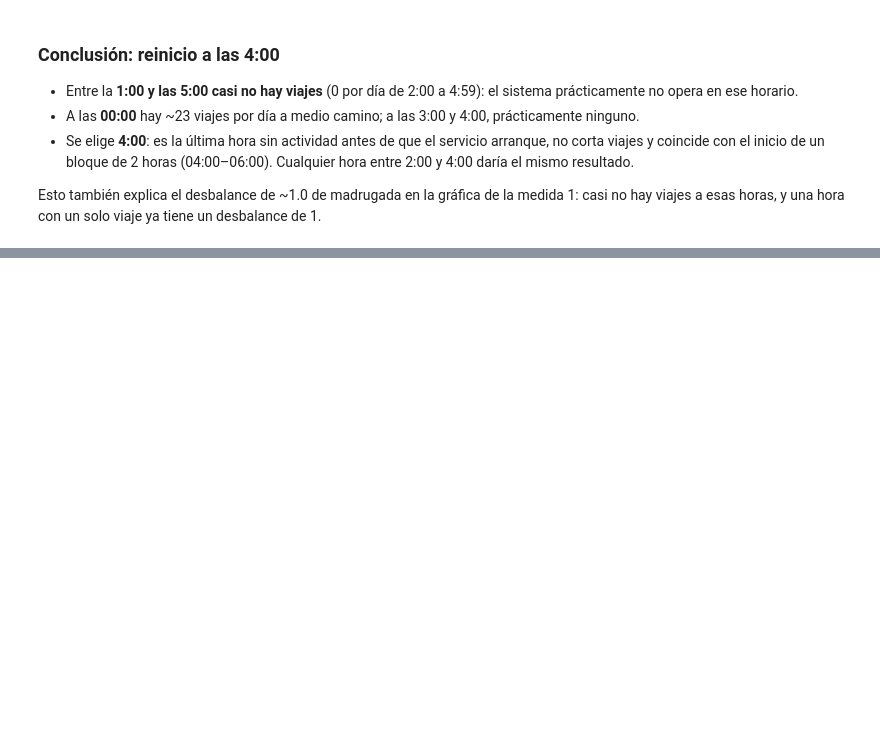
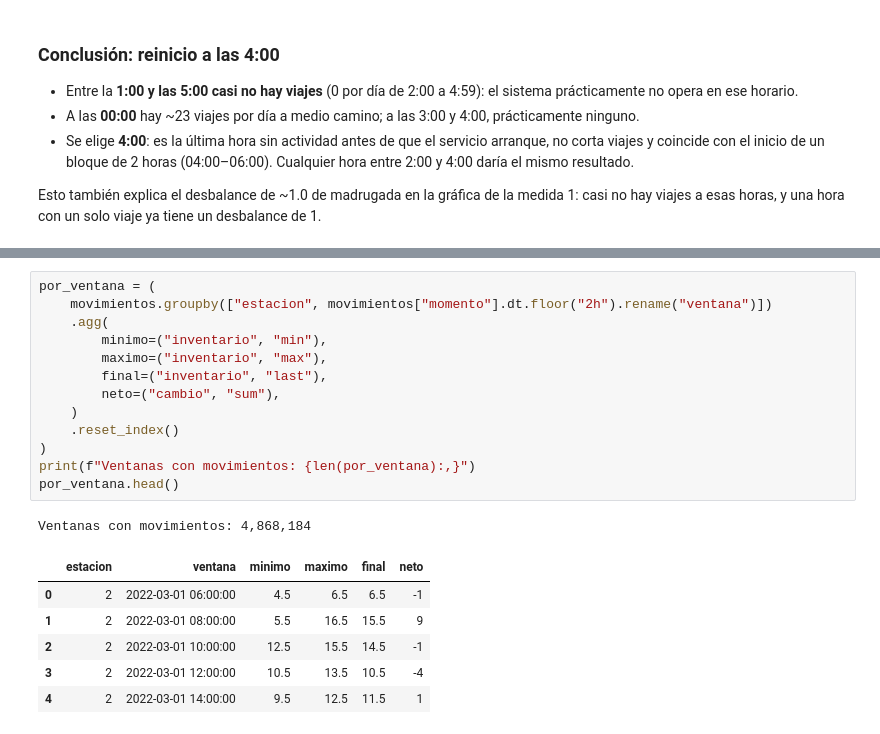
Before and after one commit to manuelMedinaMna/MiBici_MLOps, a Jupyter notebook: notebooks/2.0-rc-p2-tamano-ventana.ipynb, the cells around one changed output, grey strips where cells are left out. Drawn from its saved outputs; the diff is of its cells as text; blank space fills up the shorter version.

```diff
--- a/notebooks/2.0-rc-p2-tamano-ventana.ipynb
+++ b/notebooks/2.0-rc-p2-tamano-ventana.ipynb
@@ -452,0 +597,21 @@ Esto también explica el desbalance de ~1.0 de madrugada en la gráfica de la me
+# %%
+por_ventana = (
+    movimientos.groupby(["estacion", movimientos["momento"].dt.floor("2h").rename("ventana")])
+    .agg(
+        minimo=("inventario", "min"),
+        maximo=("inventario", "max"),
+        final=("inventario", "last"),
+        neto=("cambio", "sum"),
+    )
+    .reset_index()
+)
+print(f"Ventanas con movimientos: {len(por_ventana):,}")
+por_ventana.head()
+# %% [output]
+Ventanas con movimientos: 4,868,184
+|  | estacion | ventana | minimo | maximo | final | neto |
+| 0 | 2 | 2022-03-01 06:00:00 | 4.5 | 6.5 | 6.5 | -1 |
+| 1 | 2 | 2022-03-01 08:00:00 | 5.5 | 16.5 | 15.5 | 9 |
+| 2 | 2 | 2022-03-01 10:00:00 | 12.5 | 15.5 | 14.5 | -1 |
+| 3 | 2 | 2022-03-01 12:00:00 | 10.5 | 13.5 | 10.5 | -4 |
+| 4 | 2 | 2022-03-01 14:00:00 | 9.5 | 12.5 | 11.5 | 1 |
```
Also changed, not shown: parts of 32 cells of this notebook, 2 other files.
